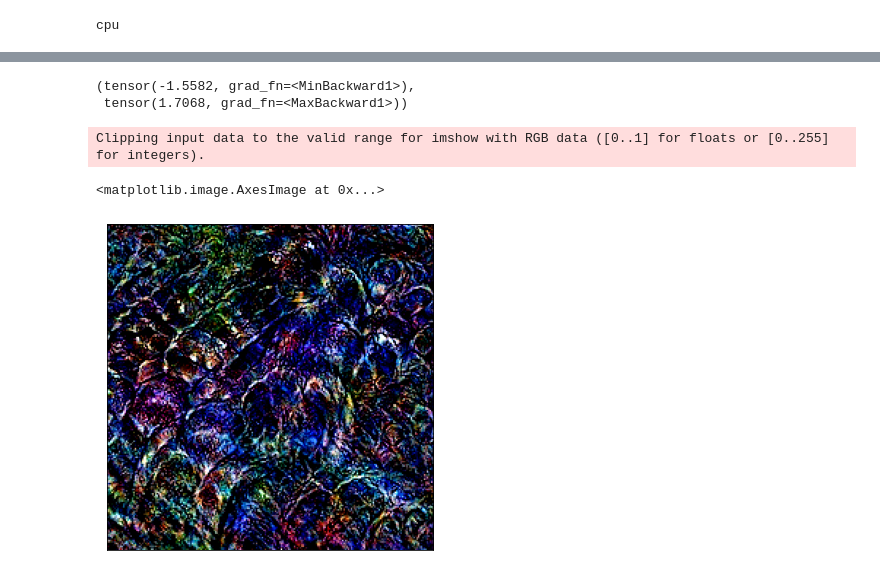
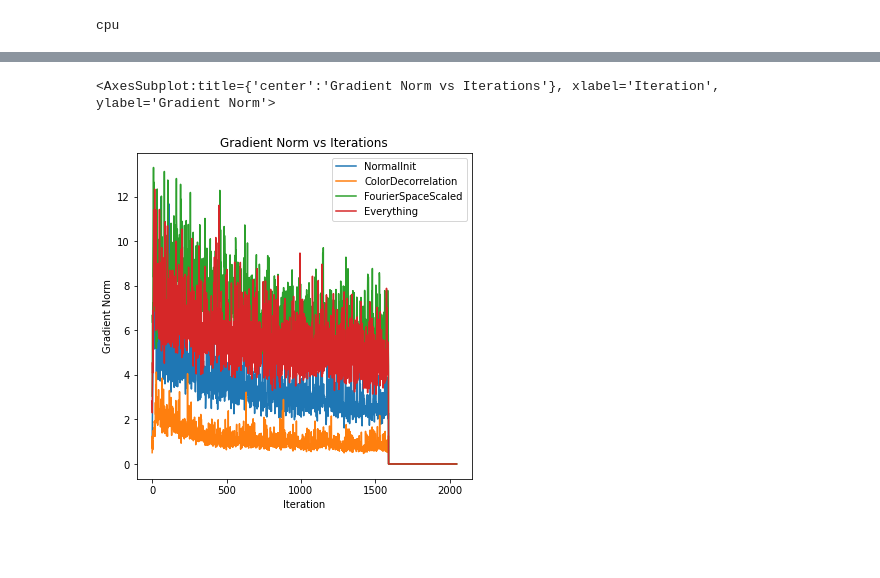
Before and after one commit to redwoodresearch/mlab, a Jupyter notebook: days/w1d4/w1d4_sol.ipynb, the cells around one changed output, grey strips where cells are left out. Cells and saved outputs as stored; diff of their text form; code cells hidden in the pictures; blank space fills up the shorter version.

```diff
--- a/days/w1d4/w1d4_sol.ipynb
+++ b/days/w1d4/w1d4_sol.ipynb
@@ -218,13 +227,6 @@ tensor(0.0872) tensor(0.4261) tensor(0.1091)
-# %%
-# CM: should we be trying to get these into some certain range
-# so the softmax doesn't squish them too bad?
-img.min(), img.max()
-# %% [output]
-(tensor(-1.5582, grad_fn=<MinBackward1>),
- tensor(1.7068, grad_fn=<MaxBackward1>))
-# %%
-imshow(img)
-# %% [output]
-Clipping input data to the valid range for imshow with RGB data ([0..1] for floats or [0..255] for integers).
-<matplotlib.image.AxesImage at 0x...>
-[figure, removed]
+# %%
+df = pd.DataFrame(all_grad_norms.numpy(), columns=[e.__class__.__name__ for e in experiments])
+df.plot(title='Gradient Norm vs Iterations', figsize=(6,6), xlabel='Iteration', ylabel='Gradient Norm')
+# %% [output]
+<AxesSubplot:title={'center':'Gradient Norm vs Iterations'}, xlabel='Iteration', ylabel='Gradient Norm'>
+[figure, added]
```
Also changed, not shown: parts of 15 cells of this notebook.
